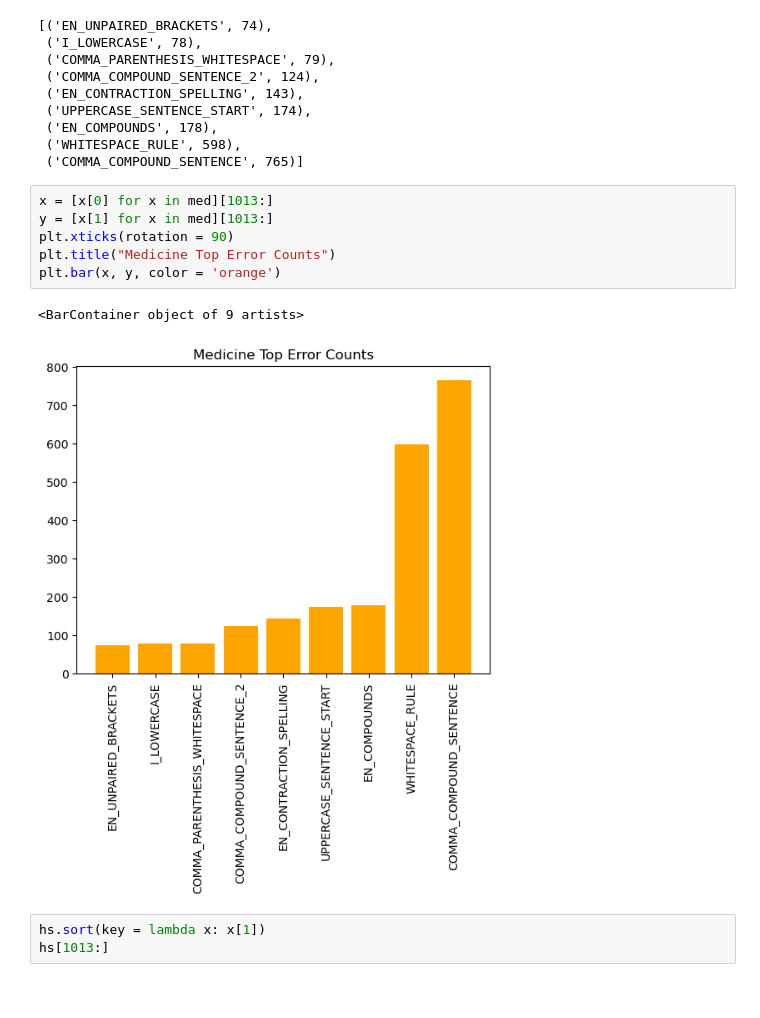
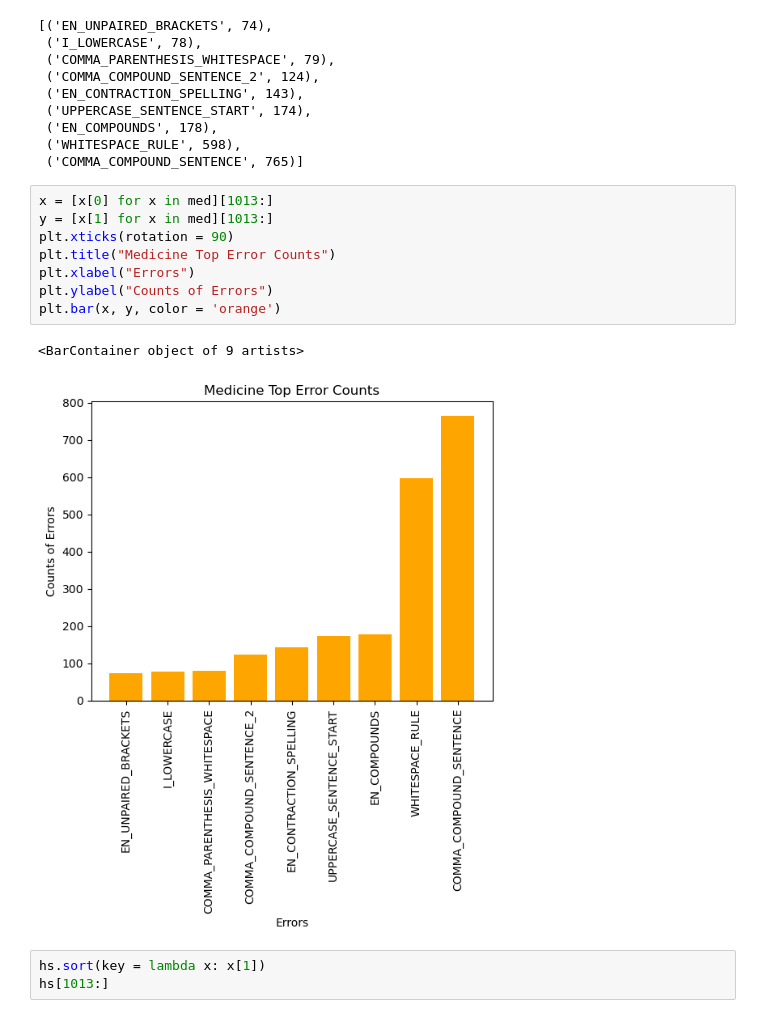
Before and after one commit to Data-Science-for-Linguists-2023/For-Reddit-Grammaticality-Analysis, a Jupyter notebook: notebooks/dataAnalysis2.ipynb, the cells around one changed output. Drawn from its saved outputs; the diff is of its cells as text.

```diff
--- a/notebooks/dataAnalysis2.ipynb
+++ b/notebooks/dataAnalysis2.ipynb
@@ -398,12 +444,14 @@ med[1013:]
 # %%
 x = [x[0] for x in med][1013:]
 y = [x[1] for x in med][1013:]
 plt.xticks(rotation = 90)
 plt.title("Medicine Top Error Counts")
+plt.xlabel("Errors")
+plt.ylabel("Counts of Errors")
 plt.bar(x, y, color = 'orange')
 # %% [output]
 <BarContainer object of 9 artists>
-[figure, old version]
+[figure, new version]
 # %%
 hs.sort(key = lambda x: x[1])
 hs[1013:]
```
Also changed, not shown: parts of 49 cells of this notebook.
